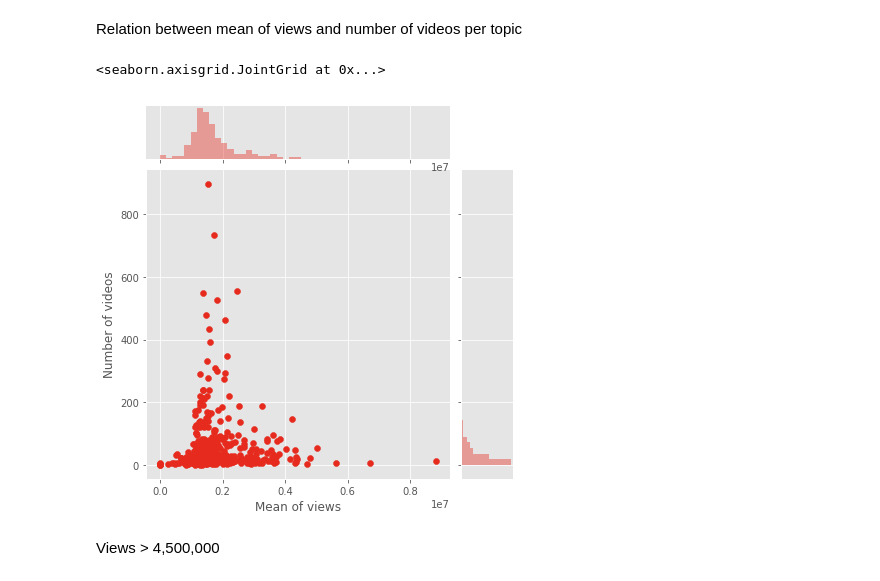
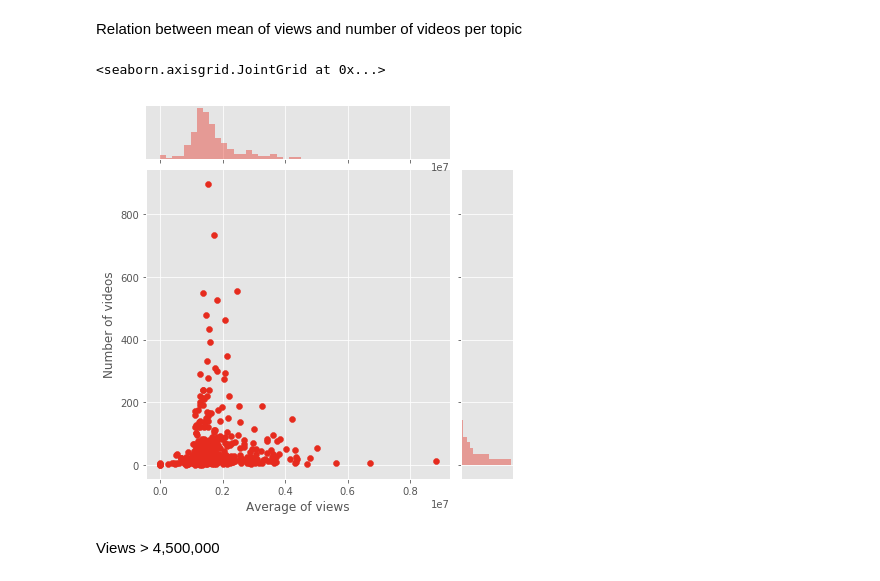
Before and after one commit to tstellamaris/WebScrapingProject, a Jupyter notebook: data_analysis.ipynb, the cells around one changed output. Saved outputs shown, nothing was run; the diff lists cells and outputs as text; code cells hidden in the pictures.

```diff
--- a/data_analysis.ipynb
+++ b/data_analysis.ipynb
@@ -110,10 +110,10 @@ Relation between mean of views and number of videos per topic
 # %%
 views_title=df_keywords.groupby(['keywords']).agg({'views': 'mean', 'title': 'count'}).sort_values(by = 'views', ascending = False)
 vt_graph=sns.jointplot(views_title['views'], views_title['title'], color = '#E62B1E')
-vt_graph.set_axis_labels('Mean of views', 'Number of videos')
+vt_graph.set_axis_labels('Average of views', 'Number of videos')
 # %% [output]
 <seaborn.axisgrid.JointGrid at 0x...>
-[figure, old version]
+[figure, new version]
 # %% [markdown]
 Views > 4,500,000
 # %%
```
Also changed, not shown: parts of 3 cells of this notebook.
